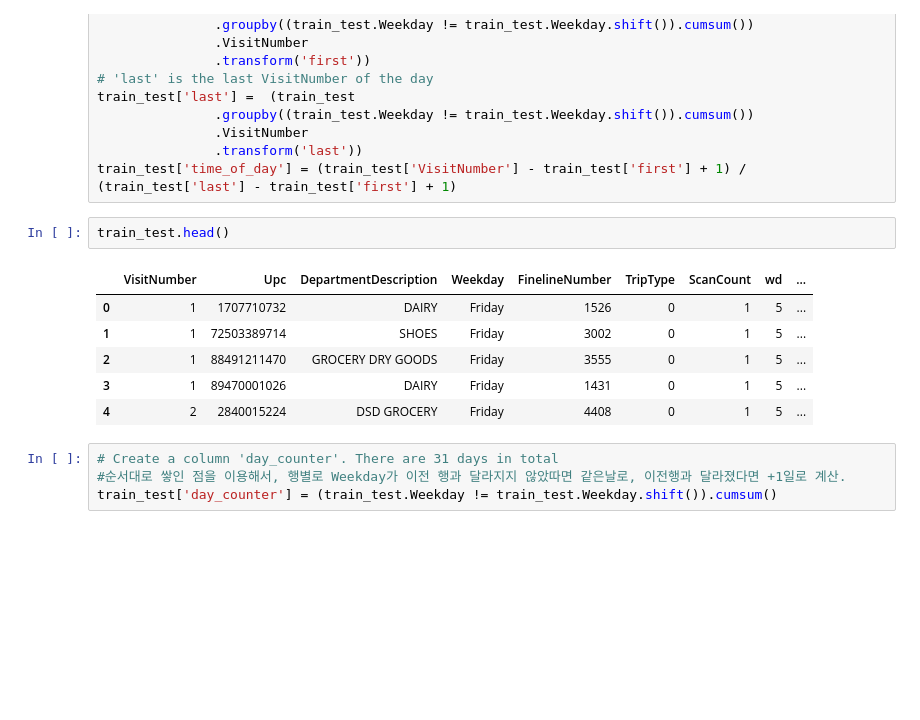
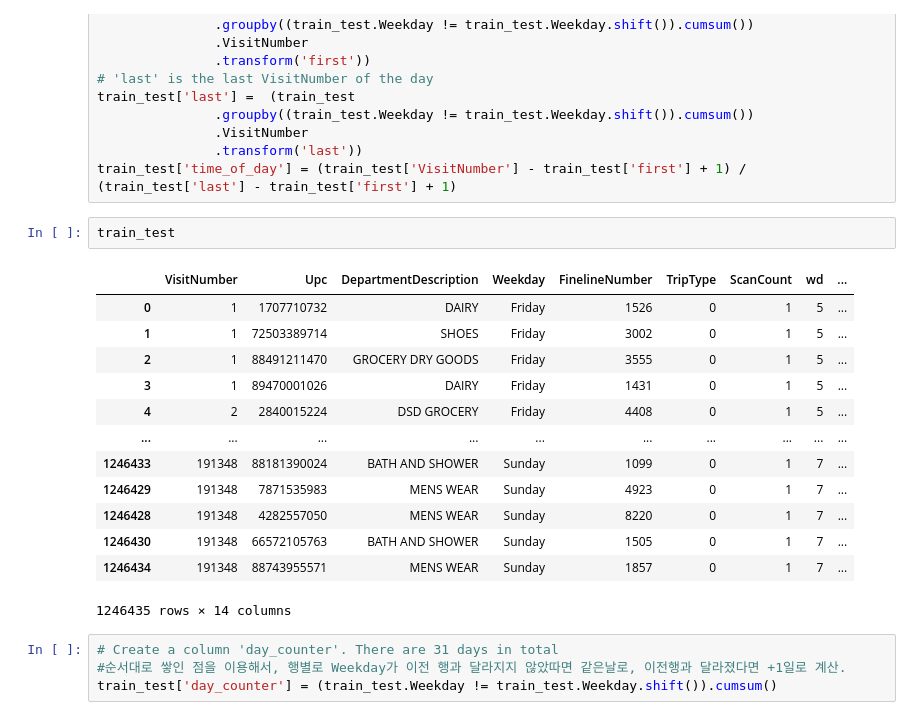
Before and after one commit to skadudd/adDev, a Jupyter notebook: kaggle/walmart_sc.ipynb, the cells around one changed output. Drawn from its saved outputs; the diff is of its cells as text; blank space fills up the shorter version.

```diff
--- a/kaggle/walmart_sc.ipynb
+++ b/kaggle/walmart_sc.ipynb
@@ -213,14 +224,21 @@ train_test['last'] =  (train_test
                .transform('last'))
 train_test['time_of_day'] = (train_test['VisitNumber'] - train_test['first'] + 1) / (train_test['last'] - train_test['first'] + 1)
 # %%
-train_test.head()
+train_test
 # %% [output]
 |  | VisitNumber | Upc | DepartmentDescription | Weekday | FinelineNumber | TripType | ScanCount | wd | ... |
 | 0 | 1 | 1707710732 | DAIRY | Friday | 1526 | 0 | 1 | 5 | ... |
 | 1 | 1 | 72503389714 | SHOES | Friday | 3002 | 0 | 1 | 5 | ... |
 | 2 | 1 | 88491211470 | GROCERY DRY GOODS | Friday | 3555 | 0 | 1 | 5 | ... |
 | 3 | 1 | 89470001026 | DAIRY | Friday | 1431 | 0 | 1 | 5 | ... |
 | 4 | 2 | 2840015224 | DSD GROCERY | Friday | 4408 | 0 | 1 | 5 | ... |
+| ... | ... | ... | ... | ... | ... | ... | ... | ... | ... |
+| 1246433 | 191348 | 88181390024 | BATH AND SHOWER | Sunday | 1099 | 0 | 1 | 7 | ... |
+| 1246429 | 191348 | 7871535983 | MENS WEAR | Sunday | 4923 | 0 | 1 | 7 | ... |
+| 1246428 | 191348 | 4282557050 | MENS WEAR | Sunday | 8220 | 0 | 1 | 7 | ... |
+| 1246430 | 191348 | 66572105763 | BATH AND SHOWER | Sunday | 1505 | 0 | 1 | 7 | ... |
+| 1246434 | 191348 | 88743955571 | MENS WEAR | Sunday | 1857 | 0 | 1 | 7 | ... |
+1246435 rows × 14 columns
 # %%
 # Create a column 'day_counter'. There are 31 days in total
 #순서대로 쌓인 점을 이용해서, 행별로 Weekday가 이전 행과 달라지지 않았따면 같은날로, 이전행과 달라졌다면 +1일로 계산.
```
Also changed, not shown: parts of 44 cells of this notebook.
